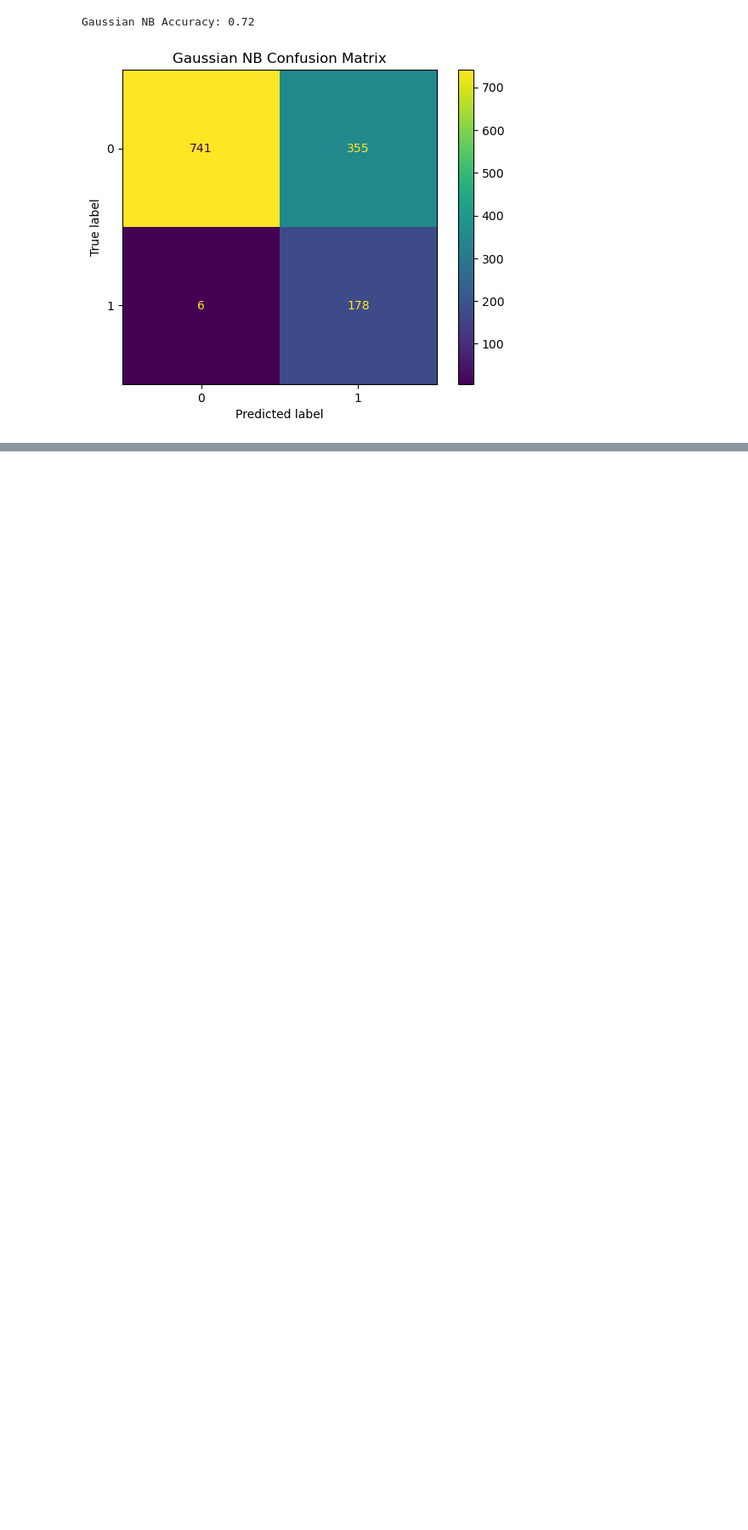
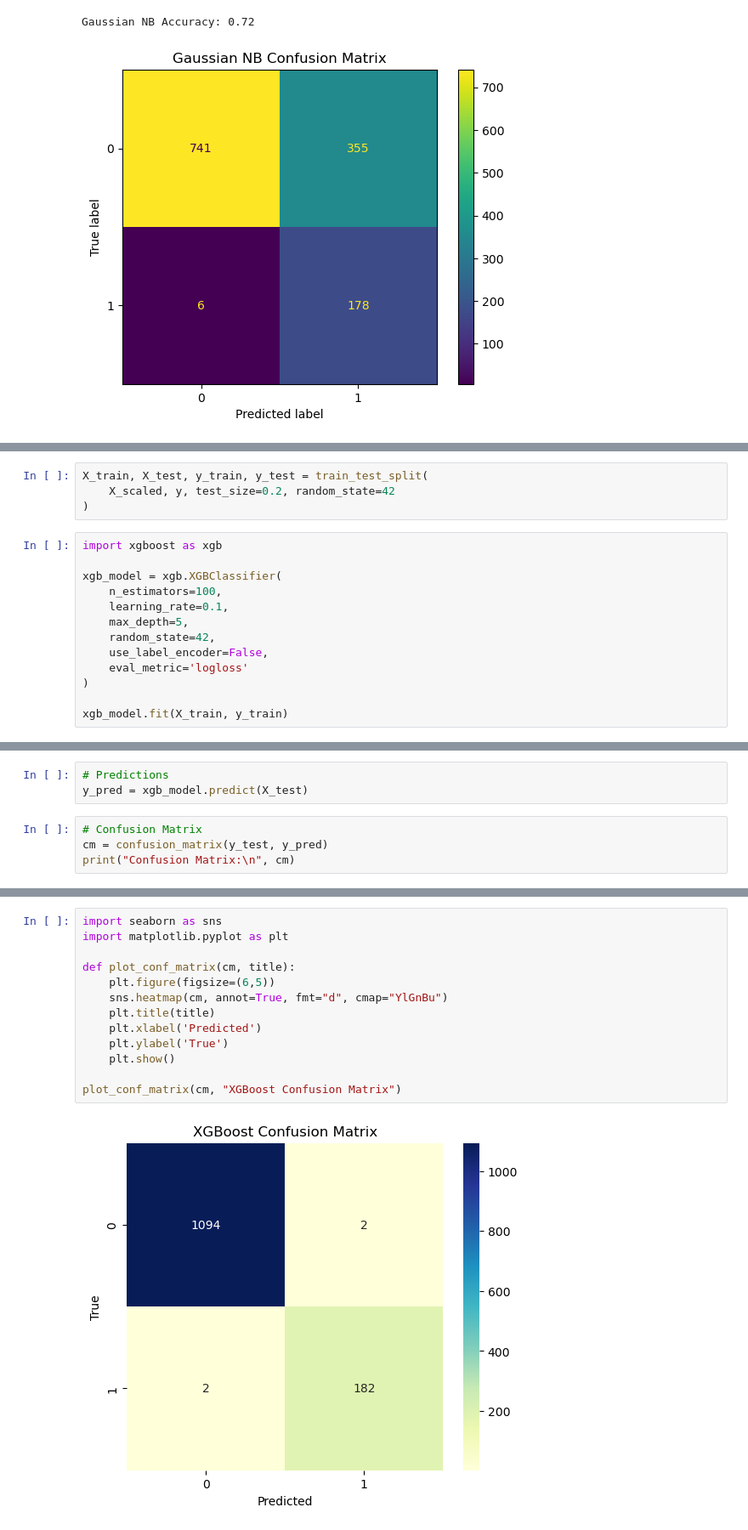
Before and after one commit to Sanjay71013/F1-Standings-Prediction, a Jupyter notebook: F1_Standings_prediction.ipynb, the cells around one changed output, grey strips where cells are left out. Shown at 85% size. Drawn from its saved outputs; the diff is of its cells as text; blank space fills up the shorter version.

```diff
--- a/F1_Standings_prediction.ipynb
+++ b/F1_Standings_prediction.ipynb
@@ -1219,0 +1412,17 @@ Gaussian NB Accuracy: 0.72
+# %%
+X_train, X_test, y_train, y_test = train_test_split(
+    X_scaled, y, test_size=0.2, random_state=42
+)
+# %%
+import xgboost as xgb
+
+xgb_model = xgb.XGBClassifier(
+    n_estimators=100,
+    learning_rate=0.1,
+    max_depth=5,
+    random_state=42,
+    use_label_encoder=False,
+    eval_metric='logloss'
+)
+
+xgb_model.fit(X_train, y_train)
@@ -1219,0 +1444,7 @@ Gaussian NB Accuracy: 0.72
+# %%
+# Predictions
+y_pred = xgb_model.predict(X_test)
+# %%
+# Confusion Matrix
+cm = confusion_matrix(y_test, y_pred)
+print("Confusion Matrix:\n", cm)
@@ -1219,0 +1475,15 @@ Gaussian NB Accuracy: 0.72
+# %%
+import seaborn as sns
+import matplotlib.pyplot as plt
+
+def plot_conf_matrix(cm, title):
+    plt.figure(figsize=(6,5))
+    sns.heatmap(cm, annot=True, fmt="d", cmap="YlGnBu")
+    plt.title(title)
+    plt.xlabel('Predicted')
+    plt.ylabel('True')
+    plt.show()
+
+plot_conf_matrix(cm, "XGBoost Confusion Matrix")
+# %% [output]
+[figure, added]
```
Also changed, not shown: parts of 23 cells of this notebook.
